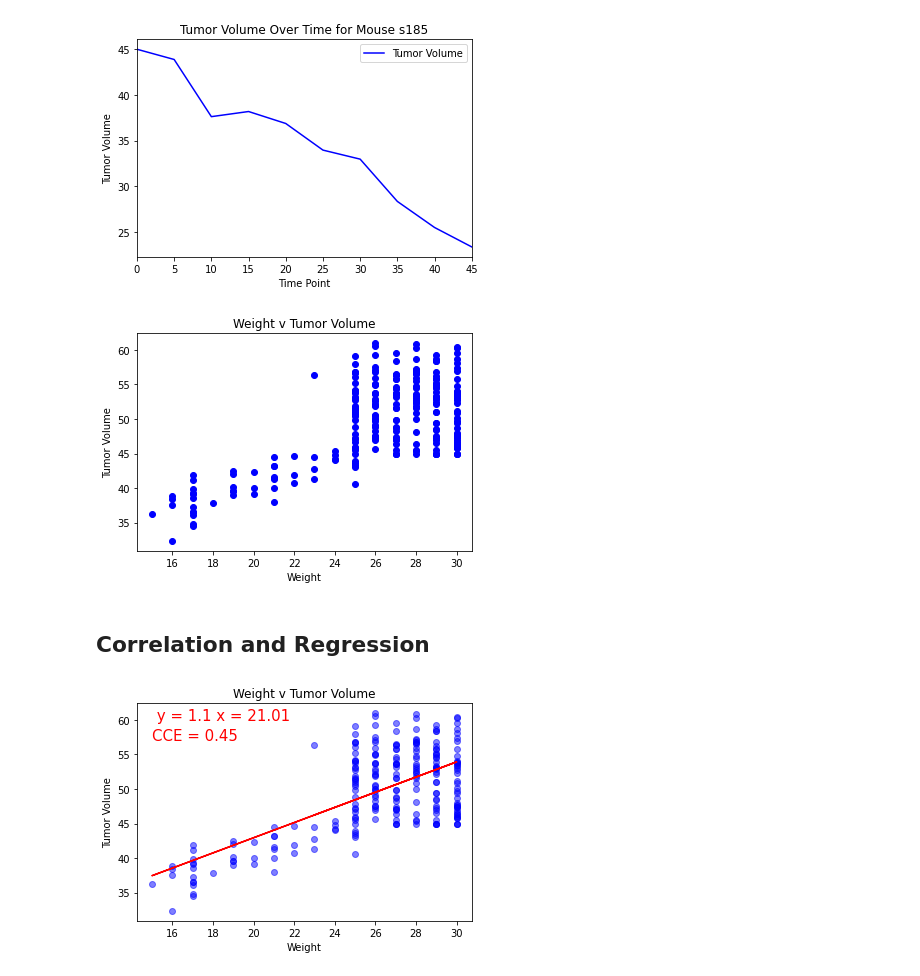
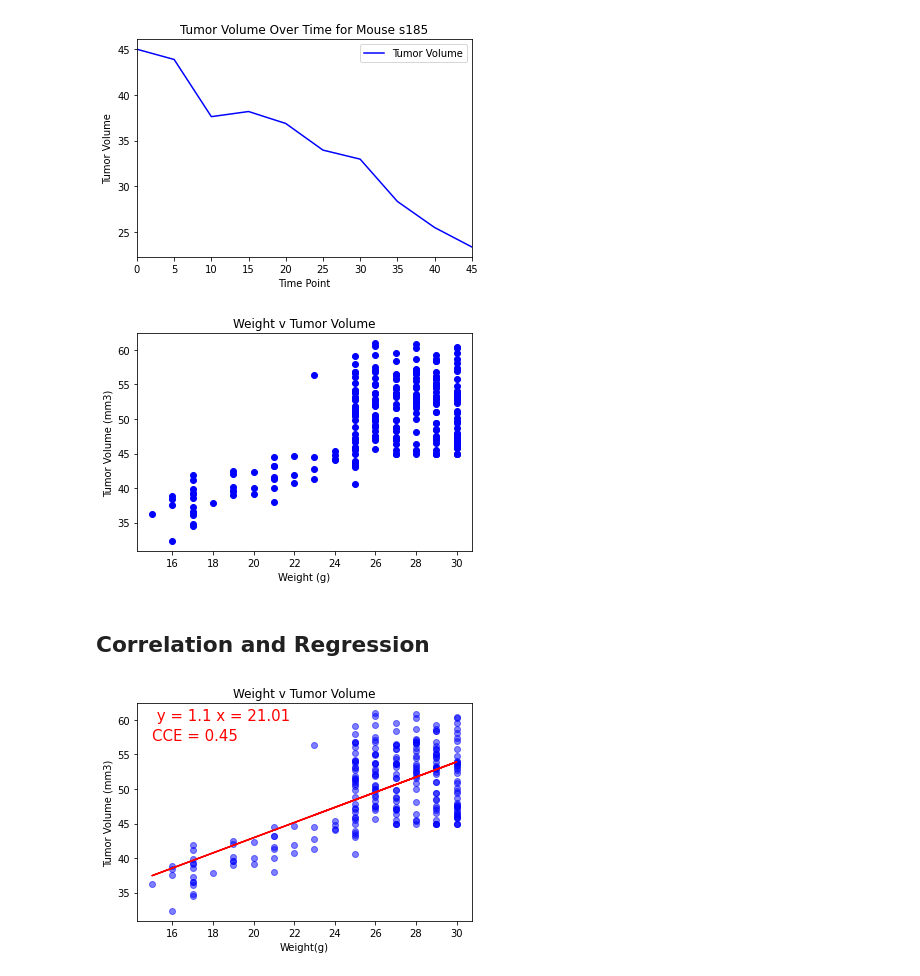
Before and after one commit to samuelokunola326/Matplotlib-Challenge, a Jupyter notebook: Matplotlib_Pymaceuticals.ipynb, the cells around one changed output. Saved outputs shown, nothing was run; the diff lists cells and outputs as text; code cells hidden in the pictures.

```diff
--- a/Matplotlib_Pymaceuticals.ipynb
+++ b/Matplotlib_Pymaceuticals.ipynb
@@ -534,25 +527,25 @@ plt.show()
 # %%
 # Generate a scatter plot of mouse weight versus average tumor volume for the Capomulin regimen
 
 #creating a smaller df to filter down and group to get avg tumor vol
 scat_df = mergedlab_df[['Mouse ID','Weight (g)', 'Tumor Volume (mm3)']].groupby('Mouse ID').mean()
 
 #setting up x and y data
 x = scat_df['Weight (g)']
 y = scat_df['Tumor Volume (mm3)']
 
 #adjusting x and y labels + title
 plt.title('Weight v Tumor Volume')
-plt.xlabel('Weight')
-plt.ylabel('Tumor Volume')
+plt.xlabel('Weight (g)')
+plt.ylabel('Tumor Volume (mm3)')
 
 #plotting scatter plot
 plt.scatter(x, y, marker='o',color='blue')
 
 #show chart
 plt.show()
 # %% [output]
-[figure, old version]
+[figure, new version]
 # %% [markdown]
 ## Correlation and Regression
 # %%
@@ -583,12 +576,12 @@ plt.annotate(CCE,(15,57),fontsize=15,color="red")
 
 #adjusting x and y labels + title
 plt.title('Weight v Tumor Volume')
-plt.xlabel('Weight')
-plt.ylabel('Tumor Volume')
+plt.xlabel('Weight(g)')
+plt.ylabel('Tumor Volume (mm3)')
 
 
 
 #show chart
 plt.show()
 # %% [output]
-[figure, old version]
+[figure, new version]
```
Also changed, not shown: parts of 4 cells of this notebook.
